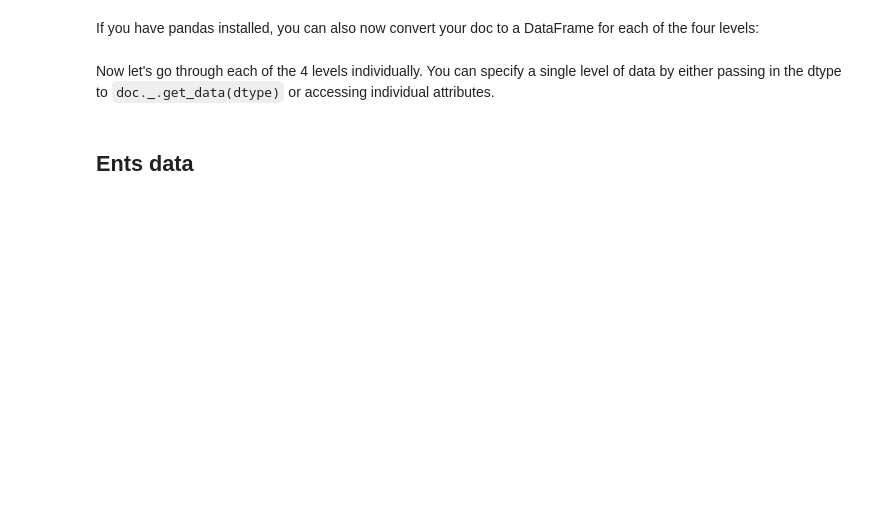
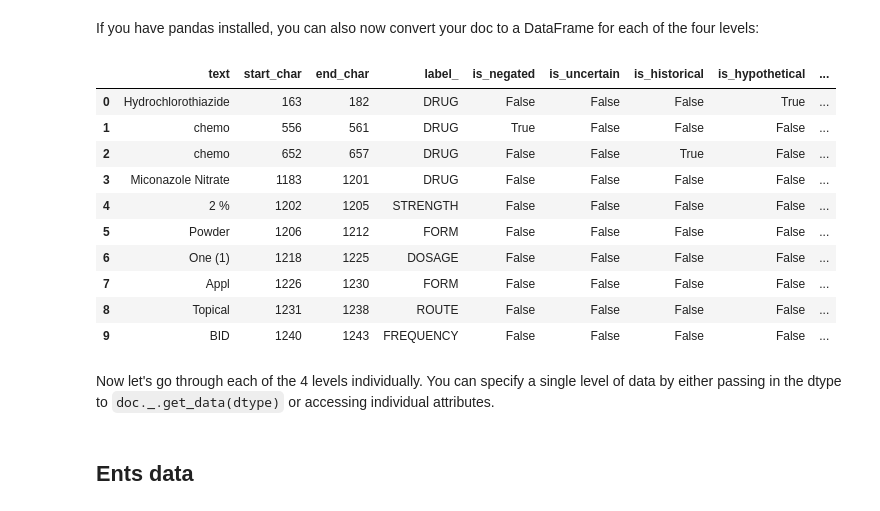
Before and after one commit to medspacy/medspacy, a Jupyter notebook: notebooks/12-IO.ipynb, the cells around one changed output. Saved outputs shown, nothing was run; the diff lists cells and outputs as text; code cells hidden in the pictures; blank space fills up the shorter version.

```diff
--- a/notebooks/12-IO.ipynb
+++ b/notebooks/12-IO.ipynb
@@ -22,9 +22,6 @@ import sqlite3
 # %%
-enable = ['pyrush',
- 'tagger',
- 'parser',
- 'ner',
- 'target_matcher',
- 'context',
- 'sectionizer']
+enable = ['medspacy_pyrush',
+ 'medspacy_target_matcher',
+ 'medspacy_context',
+ 'medspacy_sectionizer']
 nlp = medspacy.load("en_core_med7_trf", enable=enable)
@@ -66,7 +90,7 @@ Let's create a `DocConsumer` with all four of these data types. We'll use the de
 # %%
 from medspacy.io import DocConsumer
 # %%
-doc_consumer = DocConsumer(nlp, dtypes=("ent", "context", "section", "doc"))
+doc_consumer = DocConsumer(nlp, dtypes=("ents", "context", "section", "doc"))
 # %% [markdown]
 `dtype_attrs` maps the data types to the corresponding attributes/columns
 # %%
@@ -82,7 +142,19 @@ If you have pandas installed, you can also now convert your doc to a DataFrame f
 # %%
 # !pip install pandas
 # %%
-doc._.to_dataframe("ent").head(10)
+doc._.to_dataframe("ents").head(10)
+# %% [output]
+|  | text | start_char | end_char | label_ | is_negated | is_uncertain | is_historical | is_hypothetical | ... |
+| 0 | Hydrochlorothiazide | 163 | 182 | DRUG | False | False | False | True | ... |
+| 1 | chemo | 556 | 561 | DRUG | True | False | False | False | ... |
+| 2 | chemo | 652 | 657 | DRUG | False | False | True | False | ... |
+| 3 | Miconazole Nitrate | 1183 | 1201 | DRUG | False | False | False | False | ... |
+| 4 | 2 % | 1202 | 1205 | STRENGTH | False | False | False | False | ... |
+| 5 | Powder | 1206 | 1212 | FORM | False | False | False | False | ... |
+| 6 | One (1) | 1218 | 1225 | DOSAGE | False | False | False | False | ... |
+| 7 | Appl | 1226 | 1230 | FORM | False | False | False | False | ... |
+| 8 | Topical | 1231 | 1238 | ROUTE | False | False | False | False | ... |
+| 9 | BID | 1240 | 1243 | FREQUENCY | False | False | False | False | ... |
 # %% [markdown]
 Now let's go through each of the 4 levels individually. You can specify a single level of data by either passing in the dtype to `doc._.get_data(dtype)` or accessing individual attributes.
 # %% [markdown]
```
Also changed, not shown: parts of 46 cells of this notebook, 3 other files.
